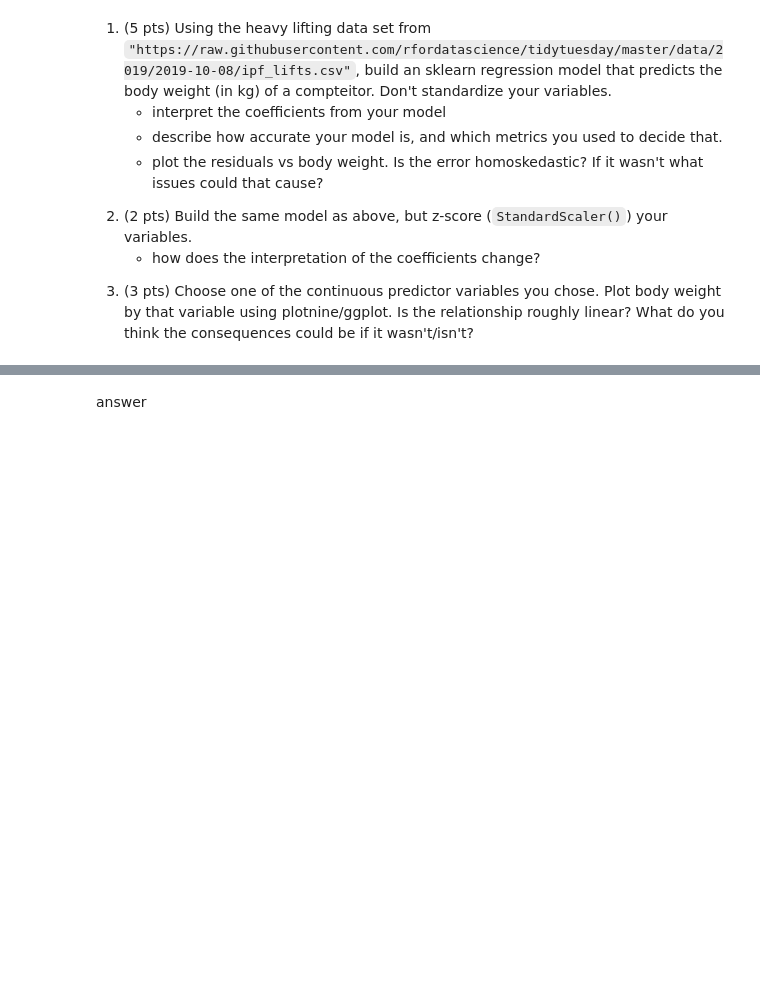
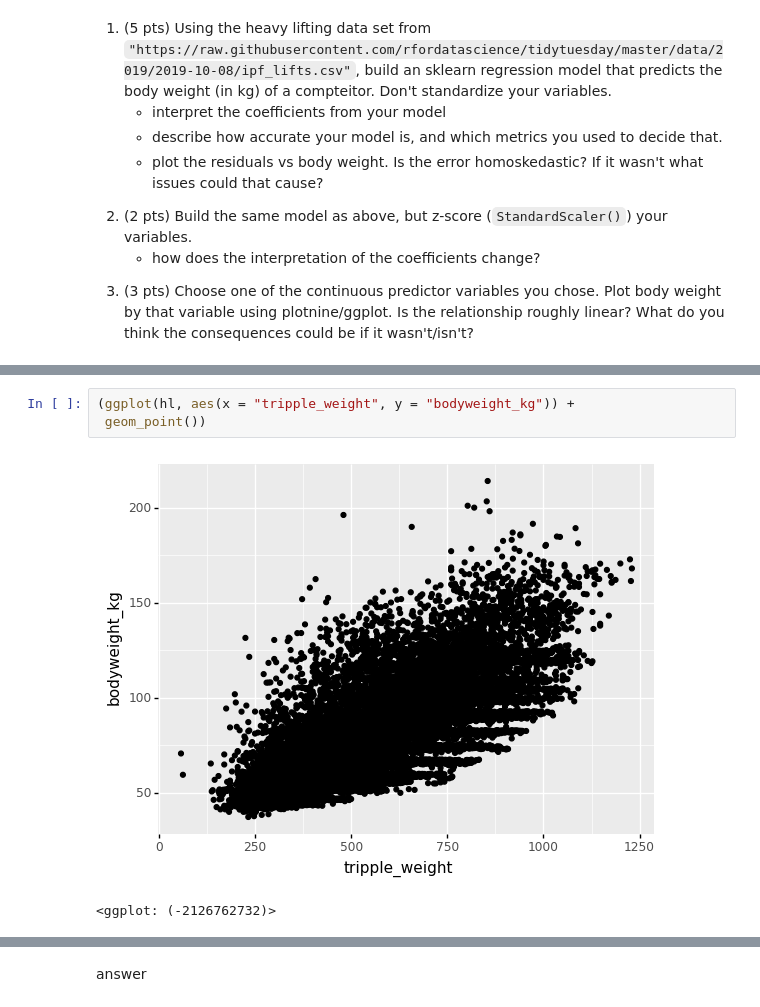
Before and after one commit to danshaub/CPSC392ParlettPelleriti, a Jupyter notebook: Assignments/HW2.ipynb, the cells around one changed output, grey strips where cells are left out. Saved outputs shown, nothing was run; the diff lists cells and outputs as text; blank space fills up the shorter version.

```diff
--- a/Assignments/HW2.ipynb
+++ b/Assignments/HW2.ipynb
@@ -26,0 +138,6 @@
+# %%
+(ggplot(hl, aes(x = "tripple_weight", y = "bodyweight_kg")) +
+ geom_point())
+# %% [output]
+[figure, added]
+<ggplot: (-2126762732)>
```
Also changed, not shown: parts of 41 cells of this notebook, 2 other files.
